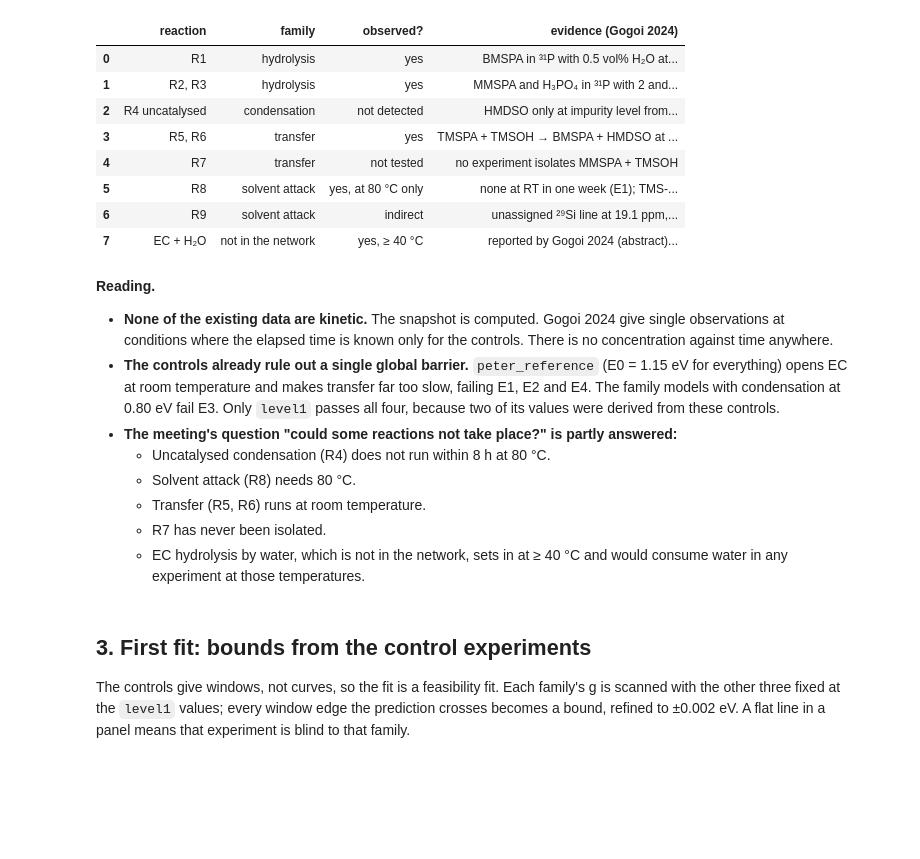
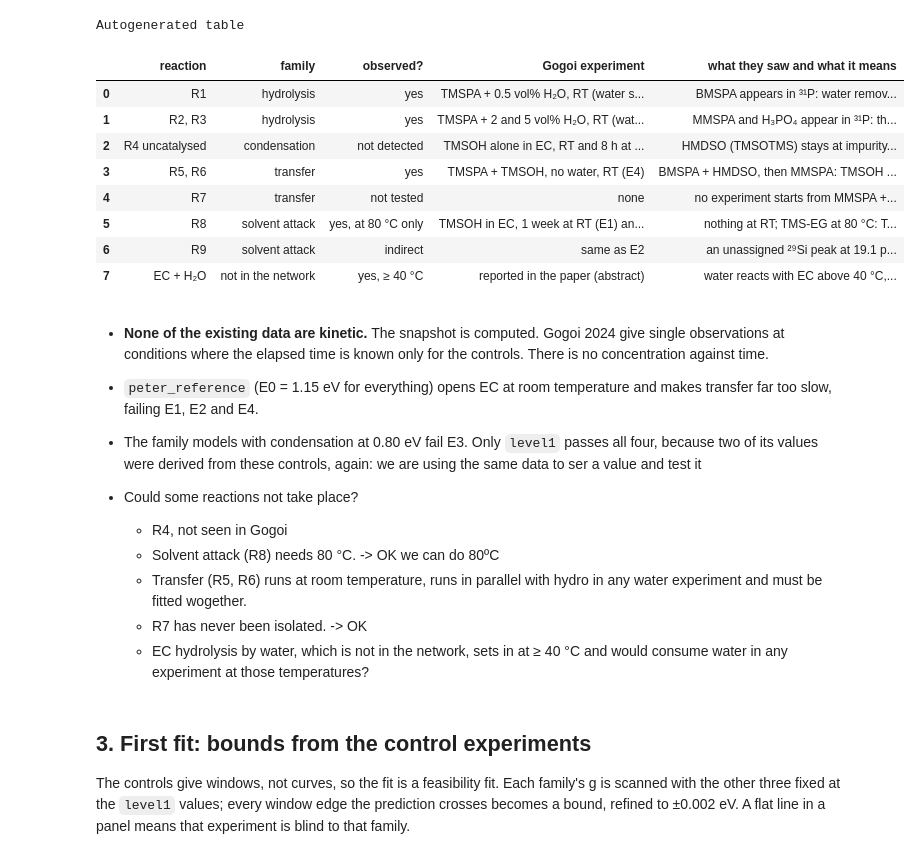
Before and after one commit to yralcaraz/atom-to-reactor, a Jupyter notebook: notebooks/03_experiment_plan.ipynb, the cells around one changed output. Drawn from its saved outputs; the diff is of its cells as text; code cells hidden in the pictures; blank space fills up the shorter version.

```diff
--- a/notebooks/03_experiment_plan.ipynb
+++ b/notebooks/03_experiment_plan.ipynb
@@ -143,35 +258,48 @@ display(tables.format_control_checks(checks))
 # %%
+# R1–R9 are inherited from Peter's tank model; this table checks which of them Gogoi 2024 actually observed
+print("Autogenerated table")
 occurrence = pd.DataFrame([
-    ['R1', 'hydrolysis', 'yes', 'BMSPA in ³¹P with 0.5 vol% H₂O at RT (water series)'],
-    ['R2, R3', 'hydrolysis', 'yes', 'MMSPA and H₃PO₄ in ³¹P with 2 and 5 vol% H₂O (water series)'],
-    ['R4 uncatalysed', 'condensation', 'not detected', 'HMDSO only at impurity level from TMSOH alone, RT and 80 °C (E3)'],
-    ['R5, R6', 'transfer', 'yes', 'TMSPA + TMSOH → BMSPA + HMDSO at RT, then MMSPA (E4)'],
-    ['R7', 'transfer', 'not tested', 'no experiment isolates MMSPA + TMSOH'],
-    ['R8', 'solvent attack', 'yes, at 80 °C only', 'none at RT in one week (E1); TMS-EG after 8 h at 80 °C (E2)'],
-    ['R9', 'solvent attack', 'indirect', 'unassigned ²⁹Si line at 19.1 ppm, attributed to further ring-opening'],
-    ['EC + H₂O', 'not in the network', 'yes, ≥ 40 °C', 'reported by Gogoi 2024 (abstract); consumes water above 40 °C'],
-], columns=['reaction', 'family', 'observed?', 'evidence (Gogoi 2024)'])
+    ['R1', 'hydrolysis', 'yes',
+     'TMSPA + 0.5 vol% H₂O, RT (water series)', 'BMSPA appears in ³¹P: water removes the first TMS group'],
+    ['R2, R3', 'hydrolysis', 'yes',
+     'TMSPA + 2 and 5 vol% H₂O, RT (water series)', 'MMSPA and H₃PO₄ appear in ³¹P: the second and third TMS groups go too'],
+    ['R4 uncatalysed', 'condensation', 'not detected',
+     'TMSOH alone in EC, RT and 8 h at 80 °C (E3)', 'HMDSO (TMSOTMS) stays at impurity level: no measurable condensation within 8 h at 80 °C without acid.'],
+    ['R5, R6', 'transfer', 'yes',
+     'TMSPA + TMSOH, no water, RT (E4)', 'BMSPA + HMDSO, then MMSPA: TMSOH strips TMS groups from the phosphate without water'],
+    ['R7', 'transfer', 'not tested',
+     'none', 'no experiment starts from MMSPA + TMSOH'],
+    ['R8', 'solvent attack', 'yes, at 80 °C only',
+     'TMSOH in EC, 1 week at RT (E1) and 8 h at 80 °C (E2)', 'nothing at RT; TMS-EG at 80 °C: TMSOH opens the EC ring only when hot'],
+    ['R9', 'solvent attack', 'indirect',
+     'same as E2', 'an unassigned ²⁹Si peak at 19.1 ppm, which Gogoi attribute to a second ring-opening; not proven'],
+    ['EC + H₂O', 'not in the network', 'yes, ≥ 40 °C',
+     'reported in the paper (abstract)', 'water reacts with EC above 40 °C, so it is lost in any heated run'],
+], columns=['reaction', 'family', 'observed?', 'Gogoi experiment', 'what they saw and what it means'])
 occurrence
 # %% [output]
+Autogenerated table
-|  | reaction | family | observed? | evidence (Gogoi 2024) |
-| 0 | R1 | hydrolysis | yes | BMSPA in ³¹P with 0.5 vol% H₂O at... |
-| 1 | R2, R3 | hydrolysis | yes | MMSPA and H₃PO₄ in ³¹P with 2 and... |
-| 2 | R4 uncatalysed | condensation | not detected | HMDSO only at impurity level from... |
-| 3 | R5, R6 | transfer | yes | TMSPA + TMSOH → BMSPA + HMDSO at ... |
-| 4 | R7 | transfer | not tested | no experiment isolates MMSPA + TMSOH |
-| 5 | R8 | solvent attack | yes, at 80 °C only | none at RT in one week (E1); TMS-... |
-| 6 | R9 | solvent attack | indirect | unassigned ²⁹Si line at 19.1 ppm,... |
-| 7 | EC + H₂O | not in the network | yes, ≥ 40 °C | reported by Gogoi 2024 (abstract)... |
+|  | reaction | family | observed? | Gogoi experiment | what they saw and what it means |
+| 0 | R1 | hydrolysis | yes | TMSPA + 0.5 vol% H₂O, RT (water s... | BMSPA appears in ³¹P: water remov... |
+| 1 | R2, R3 | hydrolysis | yes | TMSPA + 2 and 5 vol% H₂O, RT (wat... | MMSPA and H₃PO₄ appear in ³¹P: th... |
+| 2 | R4 uncatalysed | condensation | not detected | TMSOH alone in EC, RT and 8 h at ... | HMDSO (TMSOTMS) stays at impurity... |
+| 3 | R5, R6 | transfer | yes | TMSPA + TMSOH, no water, RT (E4) | BMSPA + HMDSO, then MMSPA: TMSOH ... |
+| 4 | R7 | transfer | not tested | none | no experiment starts from MMSPA +... |
+| 5 | R8 | solvent attack | yes, at 80 °C only | TMSOH in EC, 1 week at RT (E1) an... | nothing at RT; TMS-EG at 80 °C: T... |
+| 6 | R9 | solvent attack | indirect | same as E2 | an unassigned ²⁹Si peak at 19.1 p... |
+| 7 | EC + H₂O | not in the network | yes, ≥ 40 °C | reported in the paper (abstract) | water reacts with EC above 40 °C,... |
 # %% [markdown]
-**Reading.**
-- **None of the existing data are kinetic.** The snapshot is computed. Gogoi 2024 give single observations at conditions where the elapsed time is known only for the controls. There is no concentration against time anywhere.
-- **The controls already rule out a single global barrier.** `peter_reference` (E0 = 1.15 eV for everything) opens EC at room temperature and makes transfer far too slow, failing E1, E2 and E4. The family models with condensation at 0.80 eV fail E3. Only `level1` passes all four, because two of its values were derived from these controls.
-- **The meeting's question "could some reactions not take place?" is partly answered:**
-  - Uncatalysed condensation (R4) does not run within 8 h at 80 °C.
-  - Solvent attack (R8) needs 80 °C.
-  - Transfer (R5, R6) runs at room temperature.
-  - R7 has never been isolated.
-  - EC hydrolysis by water, which is not in the network, sets in at ≥ 40 °C and would consume water in any experiment at those temperatures.
+- **None of the existing data are kinetic.** The snapshot is computed. Gogoi 2024 give single observations at conditions where the elapsed time is known only for the controls. There is no concentration against time.
+
+- `peter_reference` (E0 = 1.15 eV for everything) opens EC at room temperature and makes transfer far too slow, failing E1, E2 and E4.
+- The family models with condensation at 0.80 eV fail E3. Only `level1` passes all four, because two of its values were derived from these controls, again: we are using the same data to ser a value and test it
+
+- Could some reactions not take place?
+  - R4, not seen in Gogoi
+  - Solvent attack (R8) needs 80 °C. -> OK we can do 80ºC
+  - Transfer (R5, R6) runs at room temperature, runs in parallel with hydro in any water experiment and must be fitted wogether.
+  - R7 has never been isolated. -> OK
+  - EC hydrolysis by water, which is not in the network, sets in at ≥ 40 °C and would consume water in any experiment at those temperatures?
 # %% [markdown]
 ## 3. First fit: bounds from the control experiments
 
```
Also changed, not shown: parts of 44 cells of this notebook, 22 other files.
